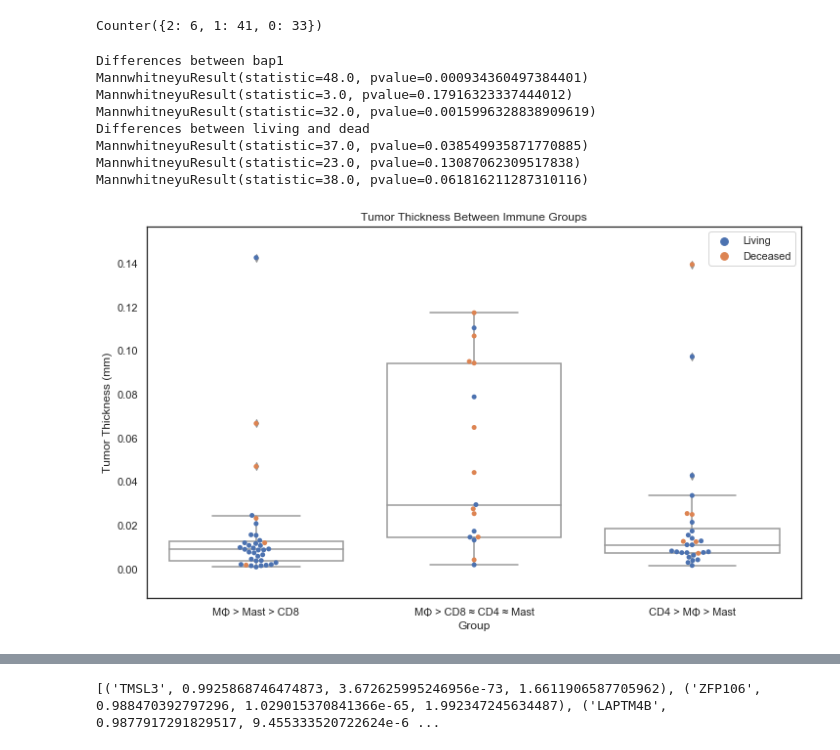
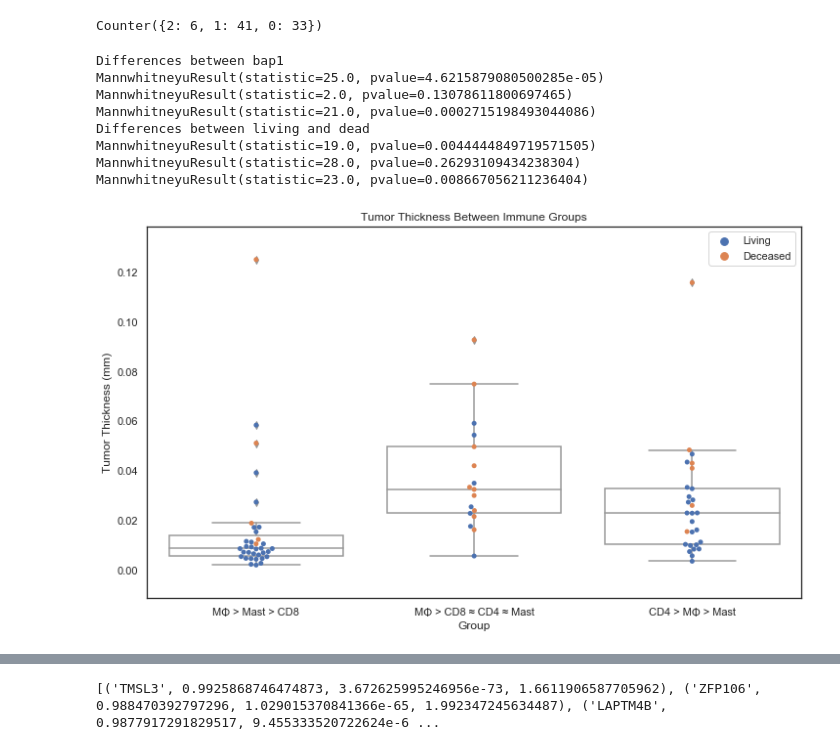
Before and after one commit to N8Grant/TripodsREU, a Jupyter notebook: scripts/XenaAnalysis.ipynb, the cells around one changed output, grey strips where cells are left out. Saved outputs shown, nothing was run; the diff lists cells and outputs as text; code cells hidden in the pictures.

```diff
--- a/scripts/XenaAnalysis.ipynb
+++ b/scripts/XenaAnalysis.ipynb
@@ -2640,39 +2640,39 @@ Counter(presence_df.loc[:,'PRKDC'])
 # %% [output]
 Counter({2: 6, 1: 41, 0: 33})
 # %%
-gene = 'PRKDC'
+gene = 'COL18A1'
 y = [[gene_expression.loc[p,gene], 0 if p in immune_ids[0] else 1 if p in immune_ids[1] else 2] for p in list(immune_fractions_df.index)]
 temp_df = pd.DataFrame(data=y)
 temp_df.columns= ['y','x']
 h = []
 for p in list(patient_dict.keys()):
     if patient_dict[p]['os_status'] == 1:
         h.append("Living")
     else:
         h.append("Deceased")
 #palette = sns.light_palette("orange", reverse=False,  n_colors=2)
 ax=sns.swarmplot(x=temp_df["x"],y=temp_df["y"],data=temp_df,hue=h)
 sns.boxplot(x=temp_df["x"],y=temp_df["y"],data=temp_df,color="w",ax=ax)
 plt.title("Tumor Thickness Between Immune Groups")
 plt.xlabel("Group")
 plt.xticks([0, 1,2], ["MΦ > Mast > CD8",'MΦ > CD8 ≈ CD4 ≈ Mast','CD4 > MΦ > Mast'])
 plt.ylabel("Tumor Thickness (mm)")
 print("Differences between bap1")
 for i in range(3):
     print(mannwhitneyu(gene_expression.loc[[p for p in immune_ids[i] if patient_dict[p]["BAP1_mutation"] == -1],gene],gene_expression.loc[[p for p in immune_ids[i] if patient_dict[p]["BAP1_mutation"] == 0],gene]))
 print("Differences between living and dead")
 for i in range(3):
     print(mannwhitneyu(gene_expression.loc[[p for p in immune_ids[i] if patient_dict[p]["os_status"] == 1],gene],gene_expression.loc[[p for p in immune_ids[i] if patient_dict[p]["os_status"] == 0],gene]))
 # %% [output]
 Differences between bap1
-MannwhitneyuResult(statistic=48.0, pvalue=0.000934360497384401)
-MannwhitneyuResult(statistic=3.0, pvalue=0.17916323337444012)
-MannwhitneyuResult(statistic=32.0, pvalue=0.0015996328838909619)
+MannwhitneyuResult(statistic=25.0, pvalue=4.6215879080500285e-05)
+MannwhitneyuResult(statistic=2.0, pvalue=0.13078611800697465)
+MannwhitneyuResult(statistic=21.0, pvalue=0.0002715198493044086)
 Differences between living and dead
-MannwhitneyuResult(statistic=37.0, pvalue=0.038549935871770885)
-MannwhitneyuResult(statistic=23.0, pvalue=0.13087062309517838)
-MannwhitneyuResult(statistic=38.0, pvalue=0.061816211287310116)
+MannwhitneyuResult(statistic=19.0, pvalue=0.0044444849719571505)
+MannwhitneyuResult(statistic=28.0, pvalue=0.26293109434238304)
+MannwhitneyuResult(statistic=23.0, pvalue=0.008667056211236404)
-[figure, old version]
+[figure, new version]
 # %%
 def percentage_mutated(gene, patients=list(immune_fractions_df.index)):
     if gene in presence_df.columns:
```
Also changed, not shown: parts of 18 cells of this notebook, 6 other files.
